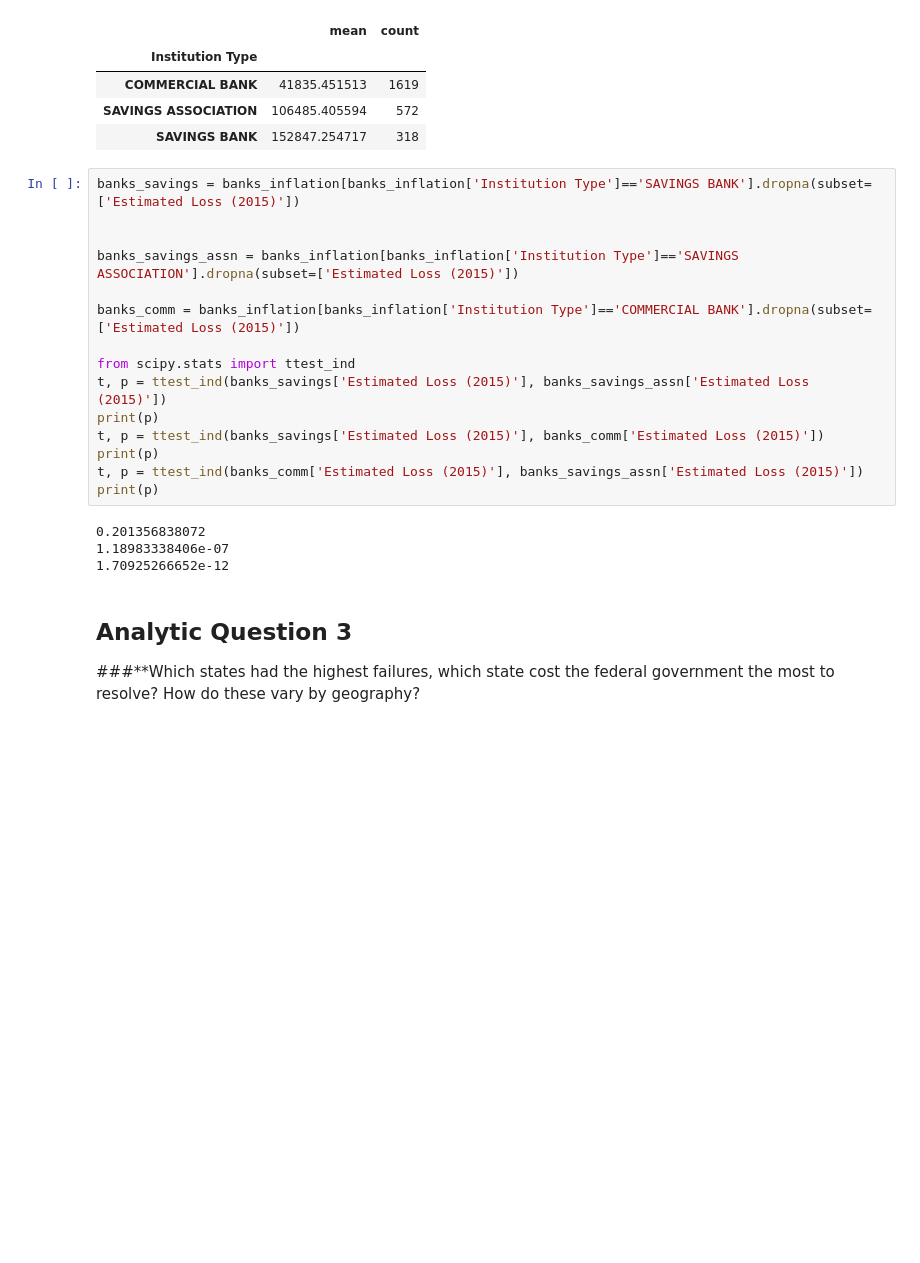
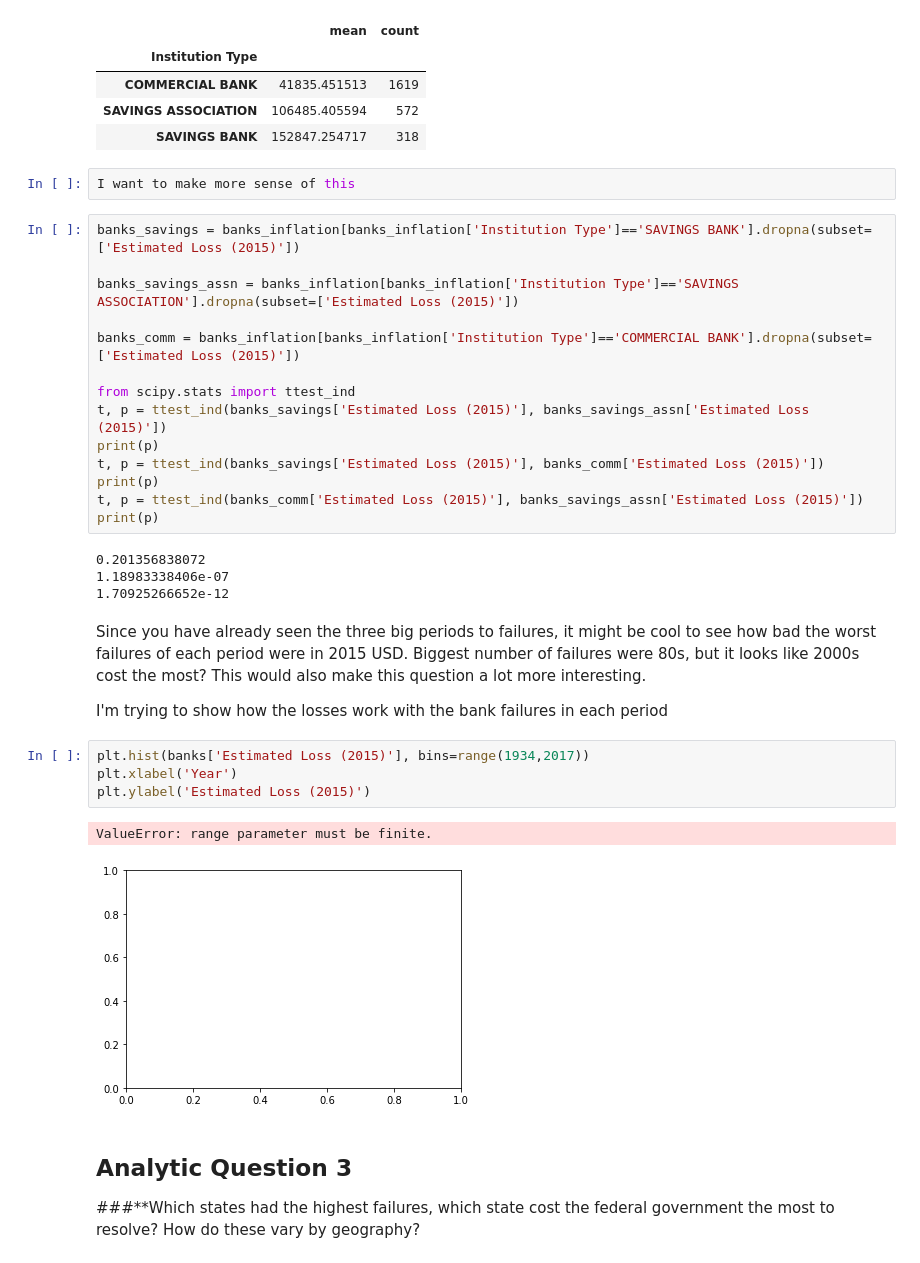
Before and after one commit to bar10009/Thinkful-Capstone-, a Jupyter notebook: Capstone Project 2018.ipynb, the cells around one changed output. Saved outputs shown, nothing was run; the diff lists cells and outputs as text; blank space fills up the shorter version.

```diff
--- a/Capstone Project 2018.ipynb
+++ b/Capstone Project 2018.ipynb
@@ -308,9 +304,10 @@ banks.groupby(['Institution Type'])['Estimated Loss (2015)'].agg(['mean','count'
 | COMMERCIAL BANK | 41835.451513 | 1619 |
 | SAVINGS ASSOCIATION | 106485.405594 | 572 |
 | SAVINGS BANK | 152847.254717 | 318 |
+# %%
+I want to make more sense of this
 # %%
 banks_savings = banks_inflation[banks_inflation['Institution Type']=='SAVINGS BANK'].dropna(subset=['Estimated Loss (2015)'])
-
 
 banks_savings_assn = banks_inflation[banks_inflation['Institution Type']=='SAVINGS ASSOCIATION'].dropna(subset=['Estimated Loss (2015)'])
 
@@ -327,6 +324,17 @@ print(p)
 0.201356838072
 1.18983338406e-07
 1.70925266652e-12
+# %% [markdown]
+Since you have already seen the three big periods to failures, it might be cool to see how bad the worst failures of each period were in 2015 USD. Biggest number of failures were 80s, but it looks like 2000s cost the most? This would also make this question a lot more interesting.
+
+I'm trying to show how the losses work with the bank failures in each period
+# %%
+plt.hist(banks['Estimated Loss (2015)'], bins=range(1934,2017))
+plt.xlabel('Year')
+plt.ylabel('Estimated Loss (2015)')
+# %% [output]
+ValueError: range parameter must be finite.
+[figure, added]
 # %% [markdown]
 ## Analytic Question 3
 ###**Which states had the highest failures, which state cost the federal government the most to resolve? How do these vary by geography?
```
Also changed, not shown: parts of 7 cells of this notebook.
